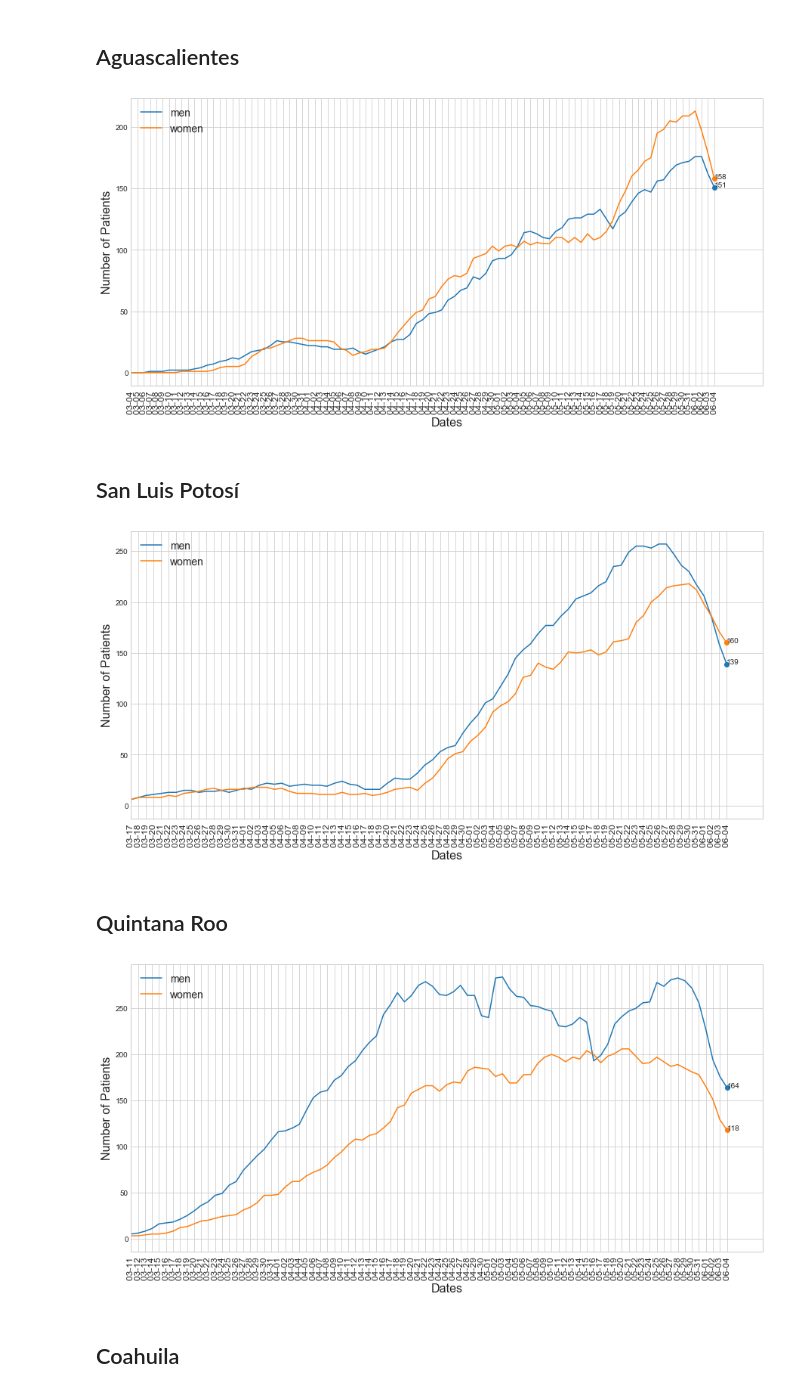
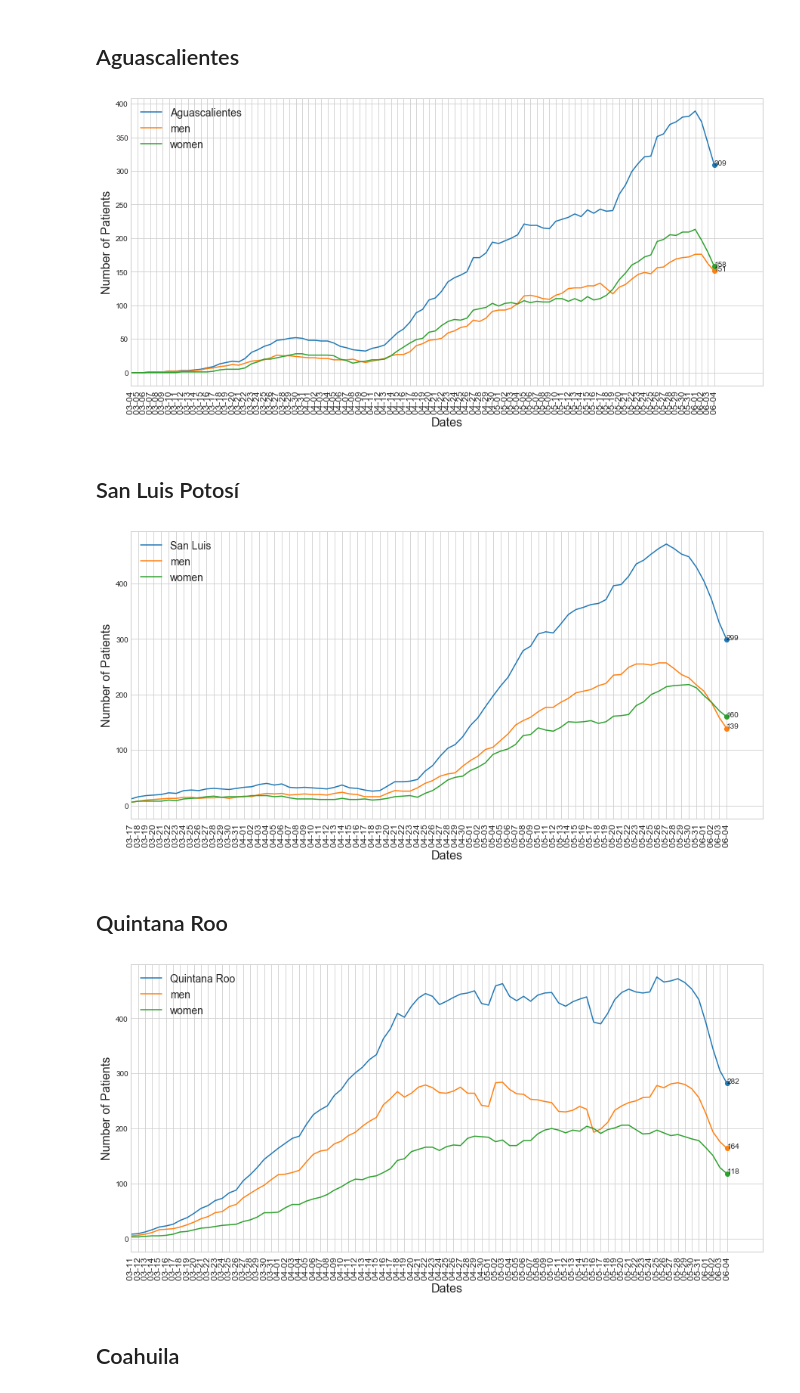
Before and after one commit to mesielepush/Covid19-Mexico-Data-Analysis-Jupyter-Notebook, a Jupyter notebook: MexicoCovidDescriptiveGeneral.ipynb, the cells around one changed output. Drawn from its saved outputs; the diff is of its cells as text; code cells hidden in the pictures.

```diff
--- a/MexicoCovidDescriptiveGeneral.ipynb
+++ b/MexicoCovidDescriptiveGeneral.ipynb
@@ -545,36 +656,48 @@ Covid.plot_actives(data  = [tamaulipas_men_active, tamaulipas_women_active],
 # %% [markdown]
 ## Aguascalientes
 # %%
+aguascalientes_active   = Covid('AGUASCALIENTES').patients().actives()
+
 aguascalientes_men_active   = Covid('AGUASCALIENTES').patients().men().actives()
 aguascalientes_women_active = Covid('AGUASCALIENTES').patients().women().actives()
 
-Covid.plot_actives(data  = [aguascalientes_men_active, aguascalientes_women_active],
-                   names = ['men','women'],
+Covid.plot_actives(data  = [aguascalientes_active,
+                            aguascalientes_men_active,
+                            aguascalientes_women_active],
+                   names = ['Aguascalientes','men','women'],
                    trim = 50)
 # %% [output]
-[figure, old version]
+[figure, new version]
 # %% [markdown]
 ## San Luis Potosí
 # %%
+sanluis_active   = Covid('SAN LUIS POTOSI').patients().actives()
+
 sanluis_men_active   = Covid('SAN LUIS POTOSI').patients().men().actives()
 sanluis_women_active = Covid('SAN LUIS POTOSI').patients().women().actives()
 
-Covid.plot_actives(data  = [sanluis_men_active, sanluis_women_active],
-                   names = ['men','women'],
+Covid.plot_actives(data  = [sanluis_active,
+                            sanluis_men_active,
+                            sanluis_women_active],
+                   names = ['San Luis','men','women'],
                    trim = 10)
 # %% [output]
-[figure, old version]
+[figure, new version]
 # %% [markdown]
 ## Quintana Roo
 # %%
+quintana_active   = Covid('QUINTANA ROO').patients().actives()
+
 quintana_men_active   = Covid('QUINTANA ROO').patients().men().actives()
 quintana_women_active = Covid('QUINTANA ROO').patients().women().actives()
 
-Covid.plot_actives(data  = [quintana_men_active, quintana_women_active],
-                   names = ['men','women'],
+Covid.plot_actives(data  = [quintana_active,
+                            quintana_men_active,
+                            quintana_women_active],
+                   names = ['Quintana Roo','men','women'],
                    trim = 10)
 # %% [output]
-[figure, old version]
+[figure, new version]
 # %% [markdown]
 ## Coahuila
 # %%
```
Also changed, not shown: parts of 56 cells of this notebook, 1 other file.
